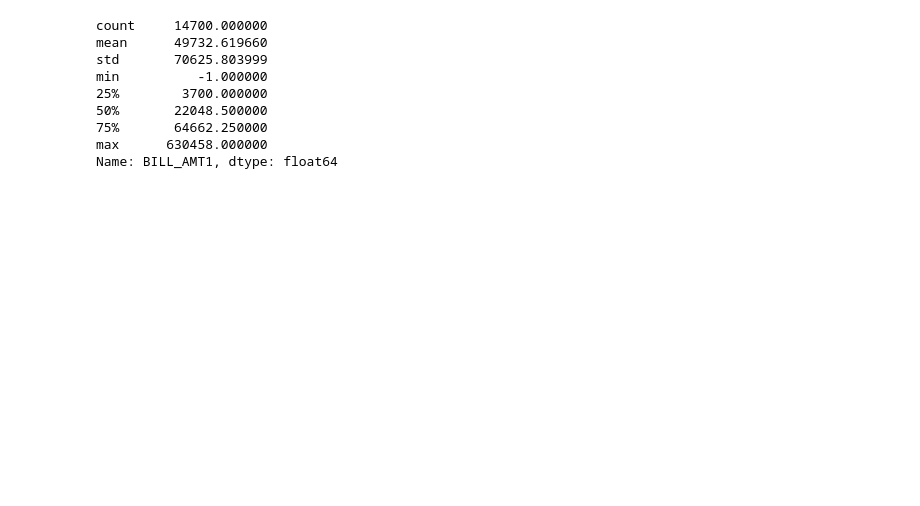
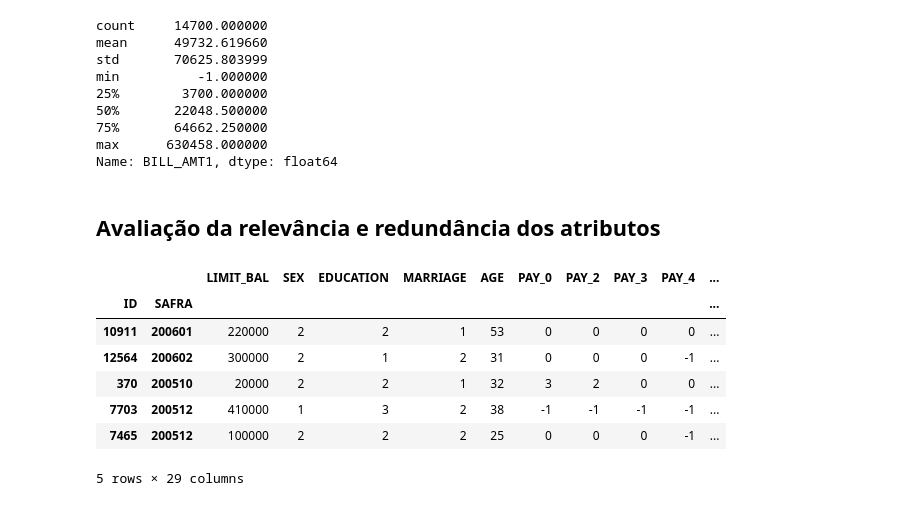
Before and after one commit to Rodrigomoreira-bd/credit_score_python_machine_learning, a Jupyter notebook: CreditScore.ipynb, the cells around one changed output. Saved outputs shown, nothing was run; the diff lists cells and outputs as text; code cells hidden in the pictures; blank space fills up the shorter version.

```diff
--- a/CreditScore.ipynb
+++ b/CreditScore.ipynb
@@ -229,3 +255,20 @@ min          -1.000000
 75%       64662.250000
 max      630458.000000
 Name: BILL_AMT1, dtype: float64
+# %% [markdown]
+## Avaliação da relevância e redundância dos atributos
+# %%
+#Defimos as variáveis "ID"e"SAFRA" do data set "x_train_trat" como indice
+x_train_trat.set_index(['ID','SAFRA'],inplace=True)
+# %%
+#nota-se que as variáveis indice ficam com tonalidade escura no corpo do data set
+x_train_trat.head()
+# %% [output]
+|  |  | LIMIT_BAL | SEX | EDUCATION | MARRIAGE | AGE | PAY_0 | PAY_2 | PAY_3 | PAY_4 | ... |
+| ID | SAFRA |  |  |  |  |  |  |  |  |  | ... |
+| 10911 | 200601 | 220000 | 2 | 2 | 1 | 53 | 0 | 0 | 0 | 0 | ... |
+| 12564 | 200602 | 300000 | 2 | 1 | 2 | 31 | 0 | 0 | 0 | -1 | ... |
+| 370 | 200510 | 20000 | 2 | 2 | 1 | 32 | 3 | 2 | 0 | 0 | ... |
+| 7703 | 200512 | 410000 | 1 | 3 | 2 | 38 | -1 | -1 | -1 | -1 | ... |
+| 7465 | 200512 | 100000 | 2 | 2 | 2 | 25 | 0 | 0 | 0 | -1 | ... |
+5 rows × 29 columns
```
Also changed, not shown: parts of 6 cells of this notebook.
